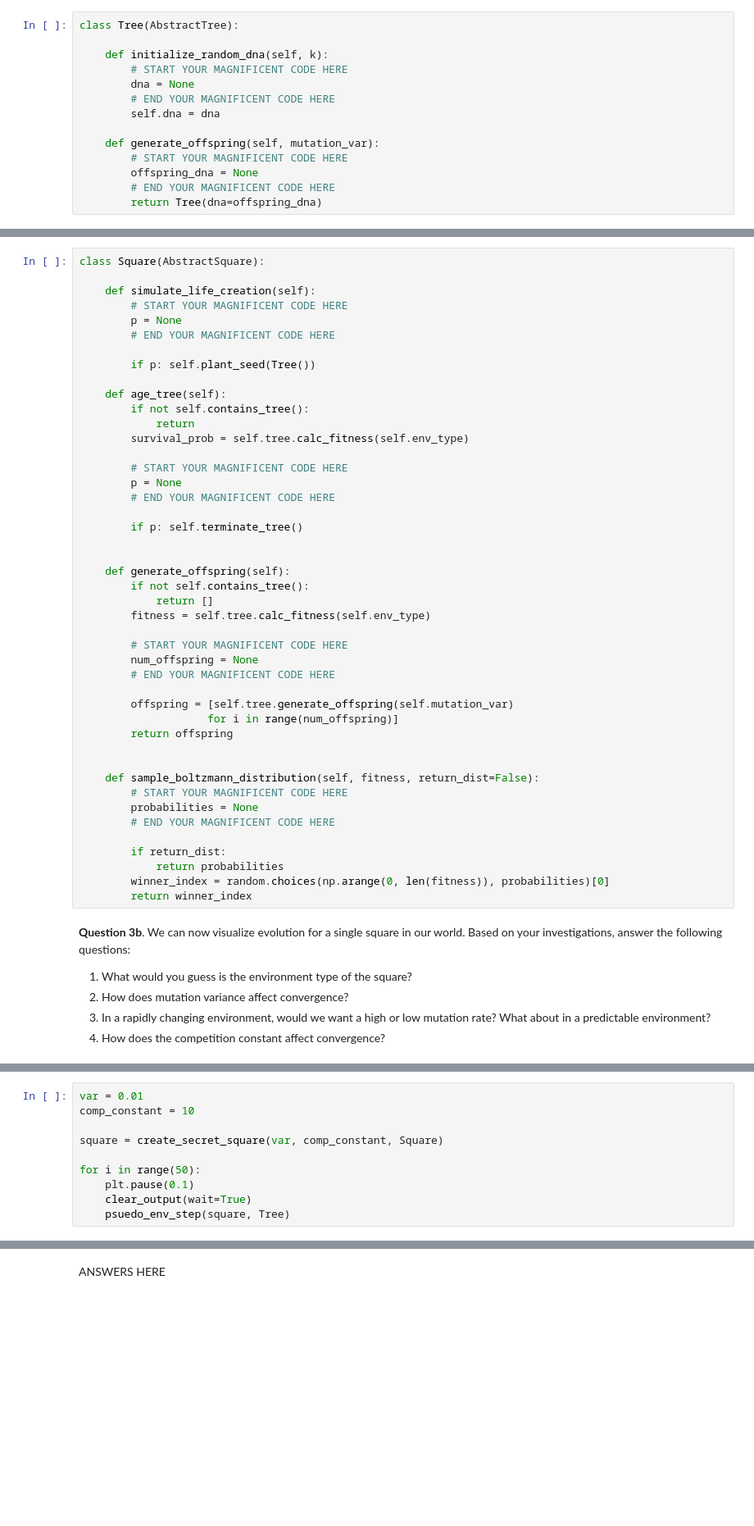
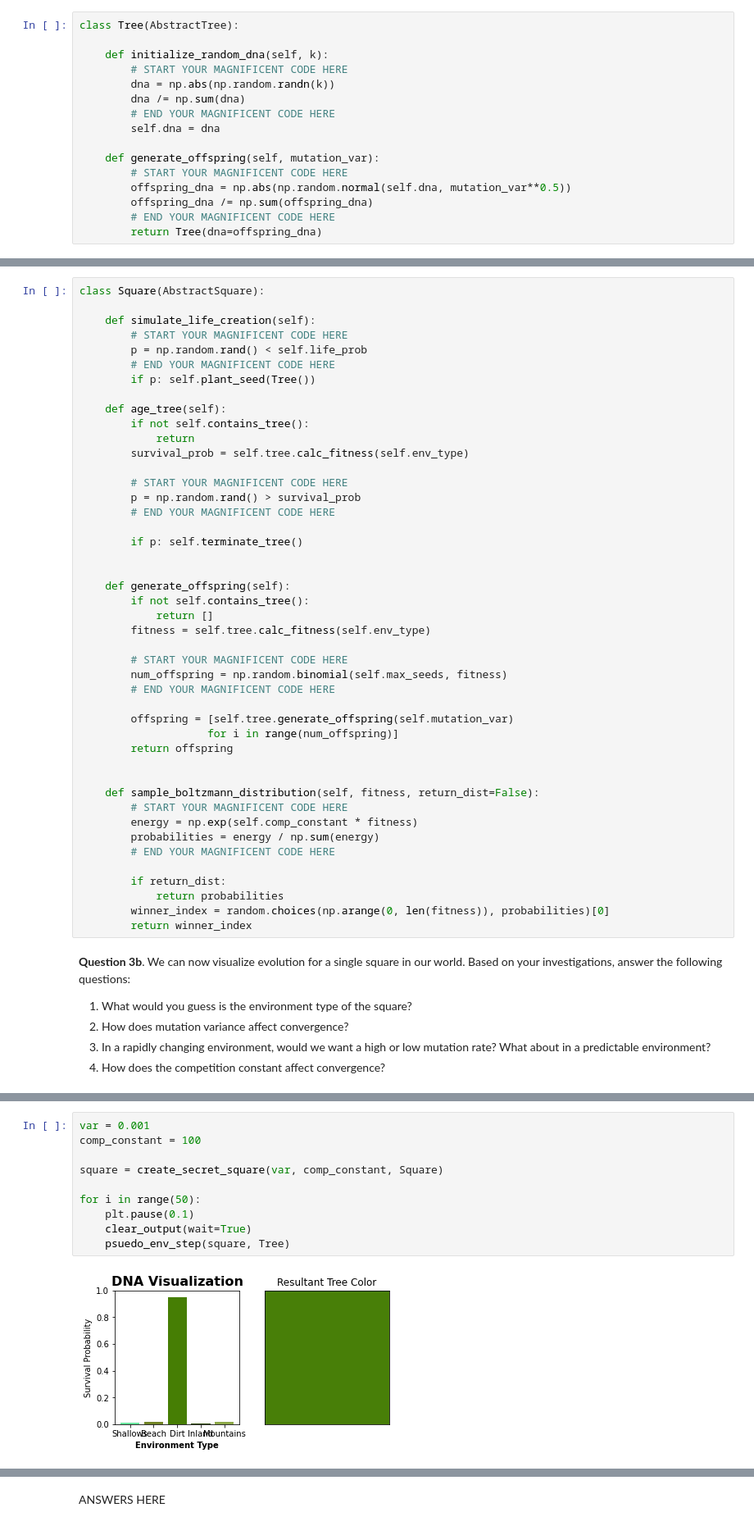
Before and after one commit to PKUFlyingPig/EECS126, a Jupyter notebook: labs/my_solution/lab6/pocket_planet.ipynb, the cells around one changed output, grey strips where cells are left out. Shown at 82% size. Saved outputs shown, nothing was run; the diff lists cells and outputs as text; blank space fills up the shorter version.

```diff
--- a/labs/my_solution/lab6/pocket_planet.ipynb
+++ b/labs/my_solution/lab6/pocket_planet.ipynb
@@ -195,13 +201,15 @@ class Tree(AbstractTree):
 
     def initialize_random_dna(self, k):
         # START YOUR MAGNIFICENT CODE HERE
-        dna = None
+        dna = np.abs(np.random.randn(k))
+        dna /= np.sum(dna)
         # END YOUR MAGNIFICENT CODE HERE
         self.dna = dna
 
     def generate_offspring(self, mutation_var):
         # START YOUR MAGNIFICENT CODE HERE
-        offspring_dna = None
+        offspring_dna = np.abs(np.random.normal(self.dna, mutation_var**0.5))
+        offspring_dna /= np.sum(offspring_dna)
         # END YOUR MAGNIFICENT CODE HERE
         return Tree(dna=offspring_dna)
 # %% [markdown]
@@ -240,9 +252,8 @@ class Square(AbstractSquare):
 
     def simulate_life_creation(self):
         # START YOUR MAGNIFICENT CODE HERE
-        p = None
+        p = np.random.rand() < self.life_prob
         # END YOUR MAGNIFICENT CODE HERE
-
         if p: self.plant_seed(Tree())
 
     def age_tree(self):
@@ -251,7 +262,7 @@ class Square(AbstractSquare):
         survival_prob = self.tree.calc_fitness(self.env_type)
 
         # START YOUR MAGNIFICENT CODE HERE
-        p = None
+        p = np.random.rand() > survival_prob
         # END YOUR MAGNIFICENT CODE HERE
 
         if p: self.terminate_tree()
@@ -263,7 +274,7 @@ class Square(AbstractSquare):
         fitness = self.tree.calc_fitness(self.env_type)
 
         # START YOUR MAGNIFICENT CODE HERE
-        num_offspring = None
+        num_offspring = np.random.binomial(self.max_seeds, fitness)
         # END YOUR MAGNIFICENT CODE HERE
 
         offspring = [self.tree.generate_offspring(self.mutation_var)
@@ -273,7 +284,8 @@ class Square(AbstractSquare):
 
     def sample_boltzmann_distribution(self, fitness, return_dist=False):
         # START YOUR MAGNIFICENT CODE HERE
-        probabilities = None
+        energy = np.exp(self.comp_constant * fitness)
+        probabilities = energy / np.sum(energy)
         # END YOUR MAGNIFICENT CODE HERE
 
         if return_dist:
@@ -292,13 +308,15 @@ ANSWERS HERE
 # %%
-var = 0.01
-comp_constant = 10
+var = 0.001
+comp_constant = 100
 
 square = create_secret_square(var, comp_constant, Square)
 
 for i in range(50):
     plt.pause(0.1)
     clear_output(wait=True)
     psuedo_env_step(square, Tree)
+# %% [output]
+[figure, added]
 # %% [markdown]
 ### Visualizing Competitions
 
```
Also changed, not shown: parts of 13 cells of this notebook.
